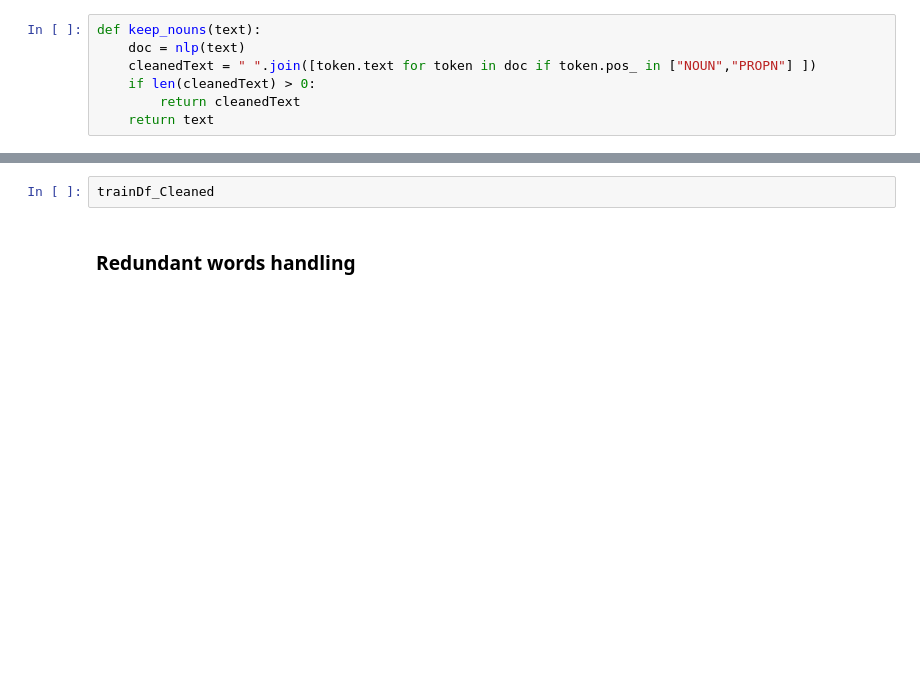
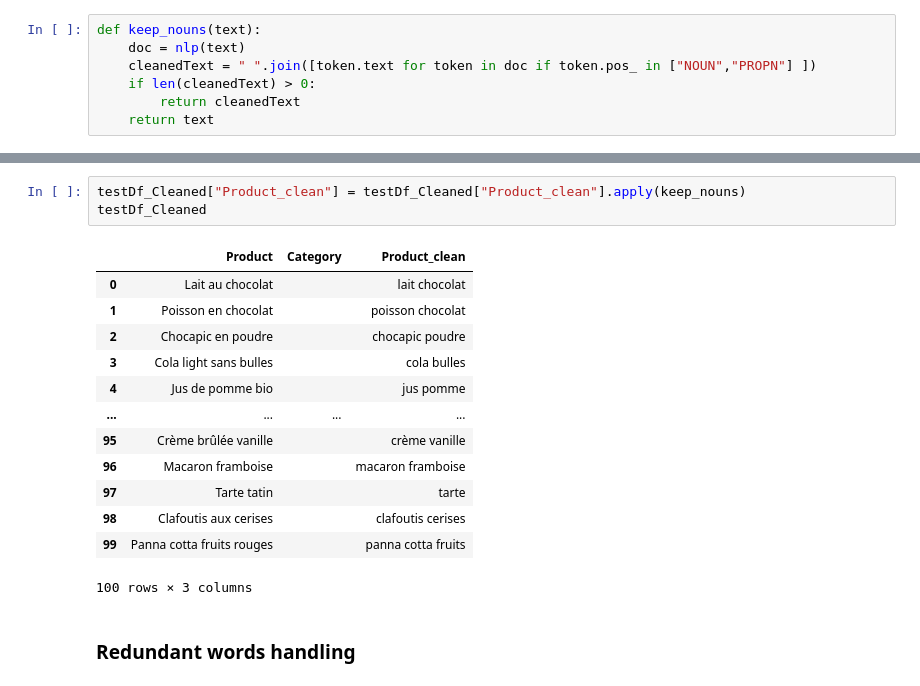
Before and after one commit to ITSAIDI/test_technique_chemosens, a Jupyter notebook: main.ipynb, the cells around one changed output, grey strips where cells are left out. Saved outputs shown, nothing was run; the diff lists cells and outputs as text; blank space fills up the shorter version.

```diff
--- a/main.ipynb
+++ b/main.ipynb
@@ -107,5 +307,20 @@ trainDf_Cleaned["Category_clean"] = trainDf_Cleaned["Category_clean"].apply(keep
-# %%
-trainDf_Cleaned
+# %%
+testDf_Cleaned["Product_clean"] = testDf_Cleaned["Product_clean"].apply(keep_nouns)
+testDf_Cleaned
+# %% [output]
+|  | Product | Category | Product_clean |
+| 0 | Lait au chocolat |  | lait chocolat |
+| 1 | Poisson en chocolat |  | poisson chocolat |
+| 2 | Chocapic en poudre |  | chocapic poudre |
+| 3 | Cola light sans bulles |  | cola bulles |
+| 4 | Jus de pomme bio |  | jus pomme |
+| ... | ... | ... | ... |
+| 95 | Crème brûlée vanille |  | crème vanille |
+| 96 | Macaron framboise |  | macaron framboise |
+| 97 | Tarte tatin |  | tarte |
+| 98 | Clafoutis aux cerises |  | clafoutis cerises |
+| 99 | Panna cotta fruits rouges |  | panna cotta fruits |
+100 rows × 3 columns
 # %% [markdown]
 ### Redundant words handling
 # %%
```
Also changed, not shown: parts of 29 cells of this notebook, 5 other files.
